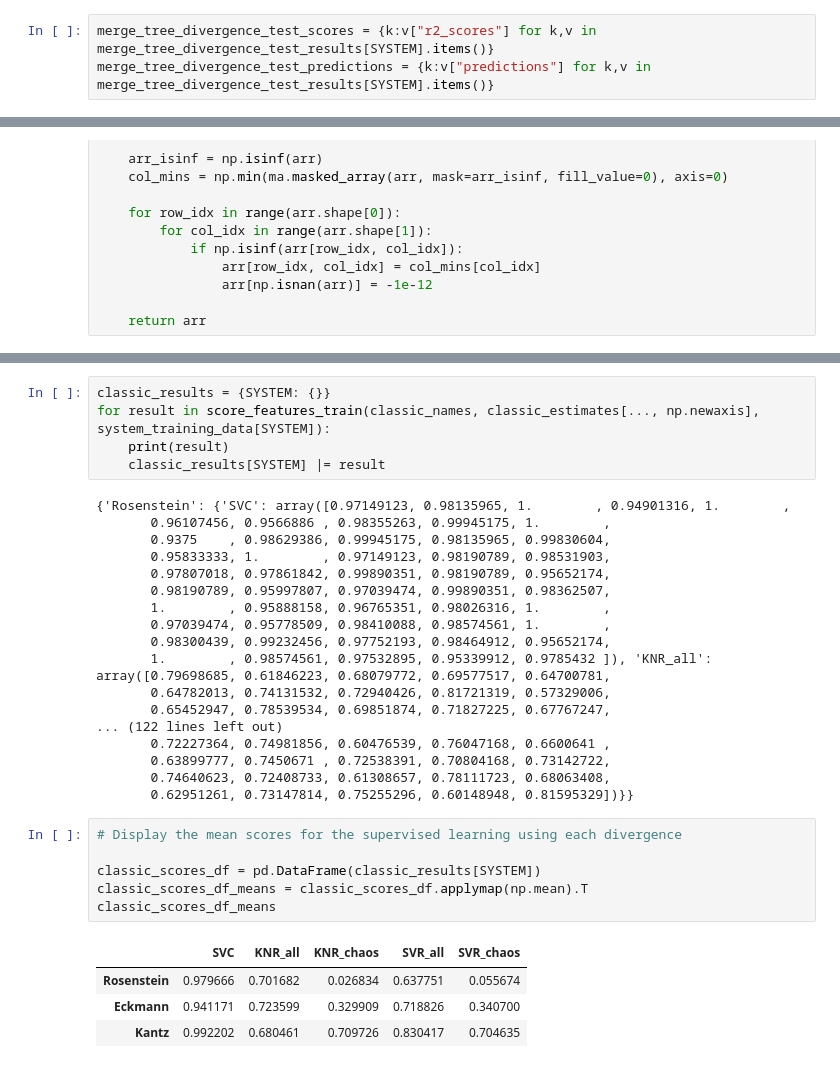
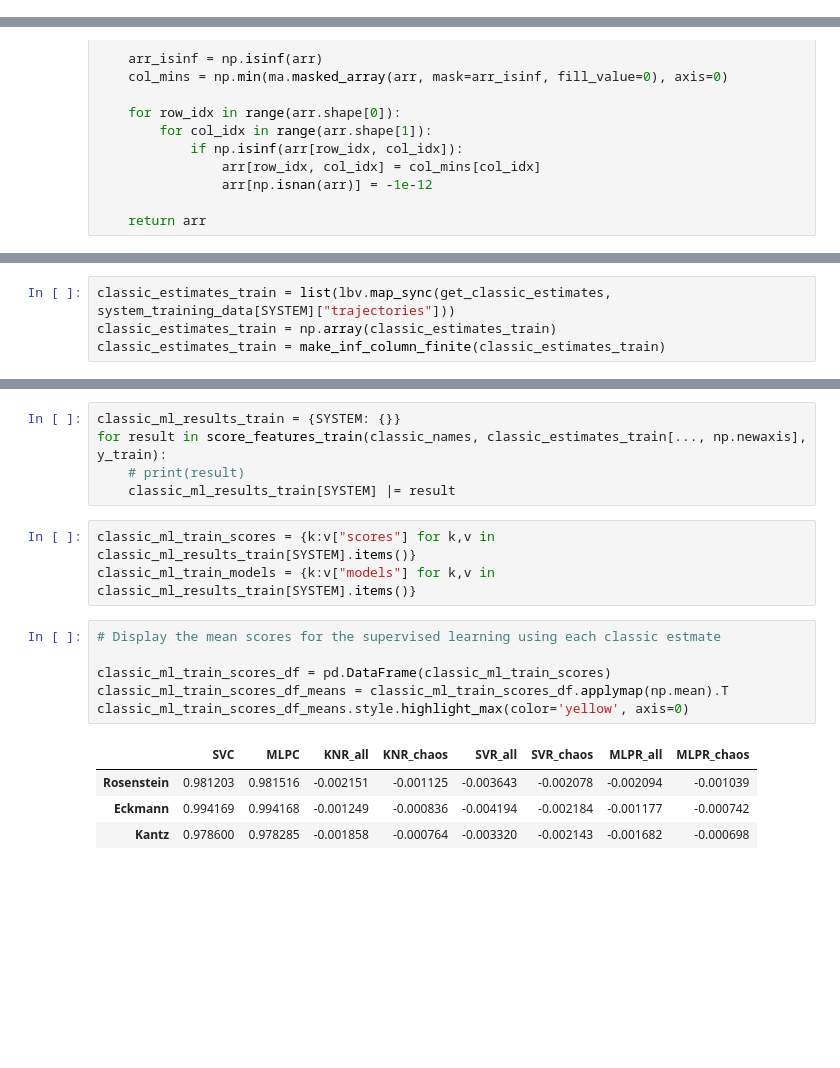
Before and after one commit to colinstephen/topological_divergences, a Jupyter notebook: white_noise.ipynb, the cells around one changed output, grey strips where cells are left out. Drawn from its saved outputs; the diff is of its cells as text; blank space fills up the shorter version.

Commit message:
classic estimates

```diff
--- a/white_noise.ipynb
+++ b/white_noise.ipynb
@@ -352,3 +409,0 @@ for result in score_features_test(merge_tree_divergence_names, merge_tree_diverg
-# %%
-merge_tree_divergence_test_scores = {k:v["r2_scores"] for k,v in merge_tree_divergence_test_results[SYSTEM].items()}
-merge_tree_divergence_test_predictions = {k:v["predictions"] for k,v in merge_tree_divergence_test_results[SYSTEM].items()}
@@ -528,0 +621,4 @@ array([[-2.62466485e-01, -2.41580665e-01, -2.51436059e+01],
+# %%
+classic_estimates_train = list(lbv.map_sync(get_classic_estimates, system_training_data[SYSTEM]["trajectories"]))
+classic_estimates_train = np.array(classic_estimates_train)
+classic_estimates_train = make_inf_column_finite(classic_estimates_train)
@@ -529,34 +637,19 @@ array([[-2.62466485e-01, -2.41580665e-01, -2.51436059e+01],
 # %%
-classic_results = {SYSTEM: {}}
-for result in score_features_train(classic_names, classic_estimates[..., np.newaxis], system_training_data[SYSTEM]):
-    print(result)
-    classic_results[SYSTEM] |= result
+classic_ml_results_train = {SYSTEM: {}}
+for result in score_features_train(classic_names, classic_estimates_train[..., np.newaxis], y_train):
+    # print(result)
+    classic_ml_results_train[SYSTEM] |= result
-# %% [output]
-{'Rosenstein': {'SVC': array([0.97149123, 0.98135965, 1.        , 0.94901316, 1.        ,
-       0.96107456, 0.9566886 , 0.98355263, 0.99945175, 1.        ,
-       0.9375    , 0.98629386, 0.99945175, 0.98135965, 0.99830604,
-       0.95833333, 1.        , 0.97149123, 0.98190789, 0.98531903,
-       0.97807018, 0.97861842, 0.99890351, 0.98190789, 0.95652174,
-       0.98190789, 0.95997807, 0.97039474, 0.99890351, 0.98362507,
-       1.        , 0.95888158, 0.96765351, 0.98026316, 1.        ,
-       0.97039474, 0.95778509, 0.98410088, 0.98574561, 1.        ,
-       0.98300439, 0.99232456, 0.97752193, 0.98464912, 0.95652174,
-       1.        , 0.98574561, 0.97532895, 0.95339912, 0.9785432 ]), 'KNR_all': array([0.79698685, 0.61846223, 0.68079772, 0.69577517, 0.64700781,
-       0.64782013, 0.74131532, 0.72940426, 0.81721319, 0.57329006,
-       0.65452947, 0.78539534, 0.69851874, 0.71827225, 0.67767247,
-... (122 lines left out)
-       0.72227364, 0.74981856, 0.60476539, 0.76047168, 0.6600641 ,
-       0.63899777, 0.7450671 , 0.72538391, 0.70804168, 0.73142722,
-       0.74640623, 0.72408733, 0.61308657, 0.78111723, 0.68063408,
-       0.62951261, 0.73147814, 0.75255296, 0.60148948, 0.81595329])}}
+# %%
+classic_ml_train_scores = {k:v["scores"] for k,v in classic_ml_results_train[SYSTEM].items()}
+classic_ml_train_models = {k:v["models"] for k,v in classic_ml_results_train[SYSTEM].items()}
 # %%
-# Display the mean scores for the supervised learning using each divergence
+# Display the mean scores for the supervised learning using each classic estmate
 
-classic_scores_df = pd.DataFrame(classic_results[SYSTEM])
-classic_scores_df_means = classic_scores_df.applymap(np.mean).T
-classic_scores_df_means
+classic_ml_train_scores_df = pd.DataFrame(classic_ml_train_scores)
+classic_ml_train_scores_df_means = classic_ml_train_scores_df.applymap(np.mean).T
+classic_ml_train_scores_df_means.style.highlight_max(color='yellow', axis=0)
 # %% [output]
-|  | SVC | KNR_all | KNR_chaos | SVR_all | SVR_chaos |
-| Rosenstein | 0.979666 | 0.701682 | 0.026834 | 0.637751 | 0.055674 |
-| Eckmann | 0.941171 | 0.723599 | 0.329909 | 0.718826 | 0.340700 |
-| Kantz | 0.992202 | 0.680461 | 0.709726 | 0.830417 | 0.704635 |
+|  | SVC | MLPC | KNR_all | KNR_chaos | SVR_all | SVR_chaos | MLPR_all | MLPR_chaos |
+| Rosenstein | 0.981203 | 0.981516 | -0.002151 | -0.001125 | -0.003643 | -0.002078 | -0.002094 | -0.001039 |
+| Eckmann | 0.994169 | 0.994168 | -0.001249 | -0.000836 | -0.004194 | -0.002184 | -0.001177 | -0.000742 |
+| Kantz | 0.978600 | 0.978285 | -0.001858 | -0.000764 | -0.003320 | -0.002143 | -0.001682 | -0.000698 |
```
Also changed, not shown: parts of 51 cells of this notebook.
